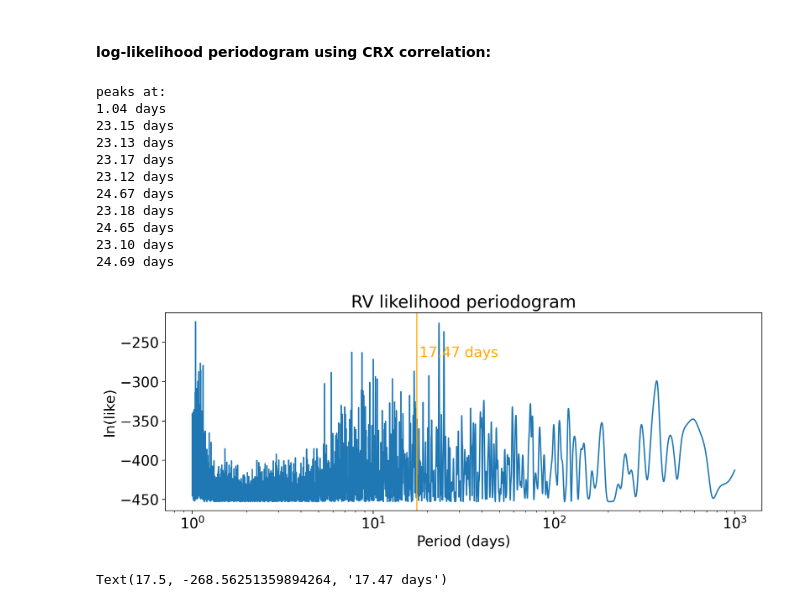
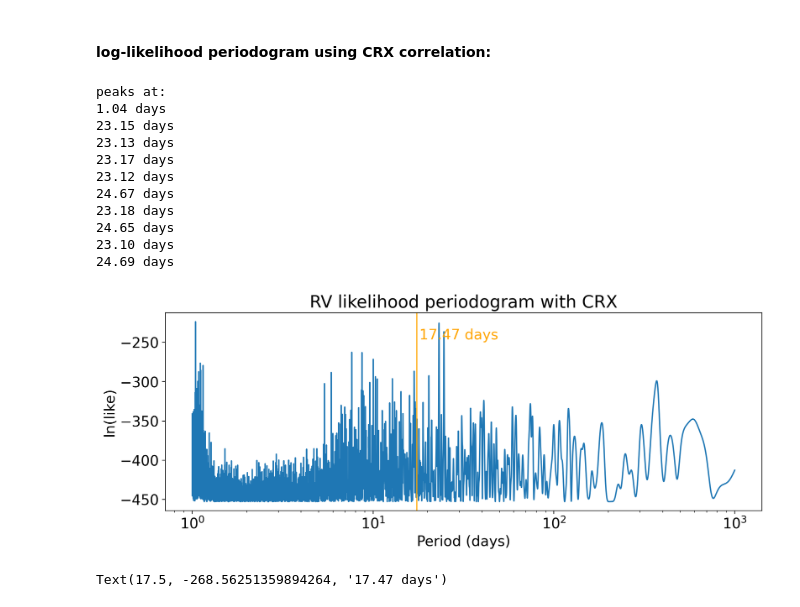
Before and after one commit to megbedell/tesstwin, a Jupyter notebook: notebooks/exoplanet/rv_only_serval.ipynb, the cells around one changed output. Drawn from its saved outputs; the diff is of its cells as text; code cells hidden in the pictures.

```diff
--- a/notebooks/exoplanet/rv_only_serval.ipynb
+++ b/notebooks/exoplanet/rv_only_serval.ipynb
@@ -318,29 +318,31 @@ for i,p in enumerate(ps):
 # %%
 fig,ax = plt.subplots(1,1,figsize=(12,4))
 ax.plot(ps, loglikes)
 ax.set_xscale('log')
-ax.set_title('RV likelihood periodogram')
+ax.set_title('RV likelihood periodogram with CRX')
 ax.set_xlabel('Period (days)')
 ax.set_ylabel('ln(like)')
 ax.axvline(planet_period, color='orange', alpha=0.8)
-ax.text(18,np.max(loglikes)*1.2,'{0:.2f} days'.format(planet_period), color='orange')
+ax.text(18,np.max(loglikes)*1.1,'{0:.2f} days'.format(planet_period), color='orange')
 print("peaks at:")
 sorted_peaks = ps[np.argsort(loglikes)[::-1]]
 for i in range(10):
     print("{0:.2f} days".format(sorted_peaks[i]))
+fig.tight_layout()
+plt.savefig(plot_dir+'lnlike_periodogram_serval_crx.pdf')
 # %% [output]
 peaks at:
 1.04 days
 23.15 days
 23.13 days
 23.17 days
 23.12 days
 24.67 days
 23.18 days
 24.65 days
 23.10 days
 24.69 days
-[figure, old version]
+[figure, new version]
 # %%
 ps_small = np.logspace(1,1.5,2000)
 loglikes_small = np.zeros_like(ps_small)
```
Also changed, not shown: parts of 2 cells of this notebook, 3 other files.
